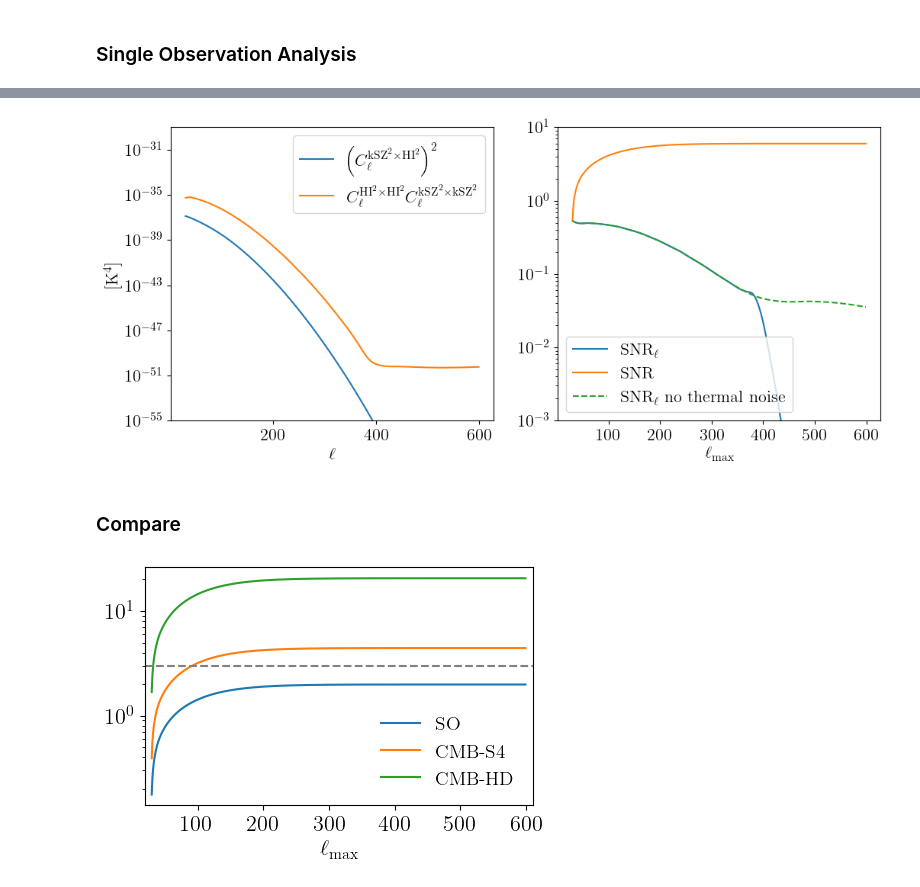
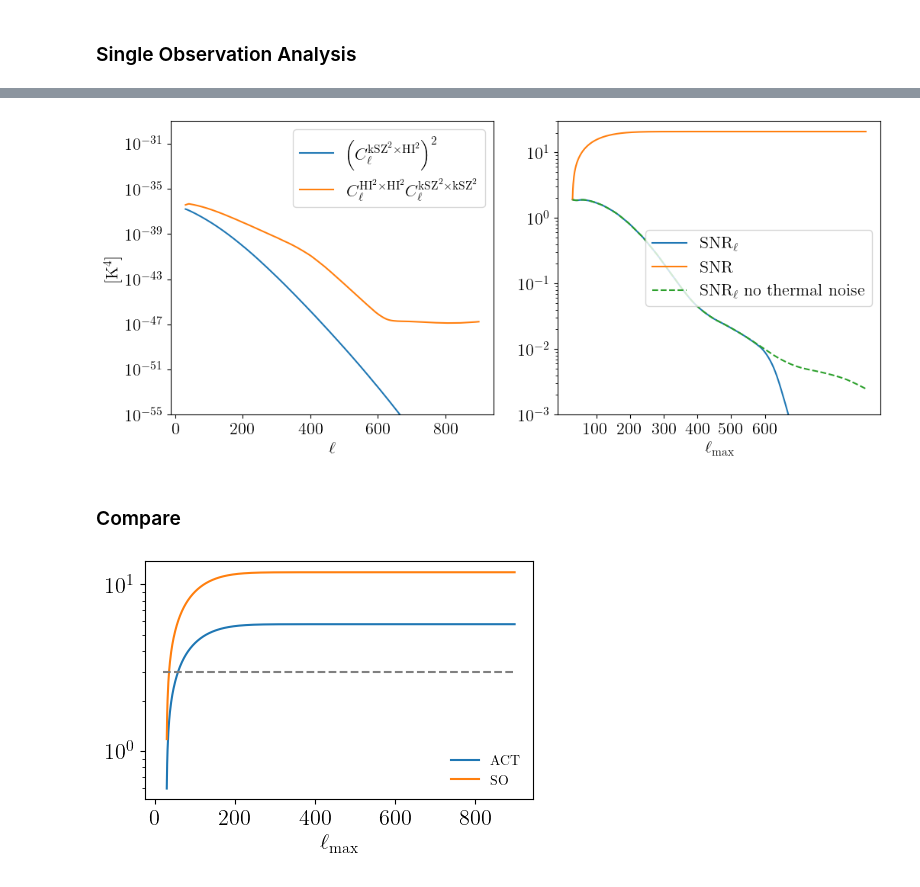
Before and after one commit to Einste11N/SquareField_CrossCorrelation, a Jupyter notebook: Inspection.ipynb, the cells around one changed output, grey strips where cells are left out. Drawn from its saved outputs; the diff is of its cells as text; code cells hidden in the pictures.

```diff
--- a/Inspection.ipynb
+++ b/Inspection.ipynb
@@ -52,7 +52,7 @@ redshift from 0.30 to 1.00
 Nz = 8
 zmin = 0.3
 zmax = 1.0
-zend_index = 8
+zend_index = 7
 zlist = tc.linspace(zmin, zmax, Nz)[:zend_index]
 l_list = tc.hstack([tc.linspace(30, 300, 19), tc.linspace(330, 600, 10)])
 t1_list = tc.linspace(0., tc.pi, 60)
@@ -474,15 +438,15 @@ plt.show()
 # %%
-Cl_kSZ2_HI2 = loglog_itp_n(l_list, Cl_cross, l30_600)
-Cl_HI2_auto = loglog_itp_n(l_list, Cl_HI2, l30_600)
-Cl_HI2_nonoise_auto = loglog_itp_n(l_list, Cl_HI2_nonoise, l30_600)
-Cl_kSZ2_auto = linear_itp_n(l_list_kSZ2, CL_kSZ2, l30_600)
+Cl_kSZ2_HI2 = loglog_itp_n(l_list, Cl_cross, l30_900)
+Cl_HI2_auto = loglog_itp_n(l_list, Cl_HI2, l30_900)
+Cl_HI2_nonoise_auto = loglog_itp_n(l_list, Cl_HI2_nonoise, l30_900)
+Cl_kSZ2_auto = linear_itp_n(l_list_kSZ2, CL_kSZ2, l30_900)
 
 fig = plt.figure(figsize=(5,3.09), dpi=100)
 
-plt.plot(l30_600, Cl_kSZ2_HI2**2, label = r'$\left( C_{\ell}^{{\rm kSZ}^2 \times {\rm HI}^2} \right)^2$')
-plt.plot(l30_600, Cl_HI2_nonoise_auto * Cl_kSZ2_auto, '--',
+plt.plot(l30_900, Cl_kSZ2_HI2**2, label = r'$\left( C_{\ell}^{{\rm kSZ}^2 \times {\rm HI}^2} \right)^2$')
+plt.plot(l30_900, Cl_HI2_nonoise_auto * Cl_kSZ2_auto, '--',
         label = r'$C_{\ell}^{{\rm HI}^2 \times {\rm HI}^2} \tilde{C}_{\ell}^{{\rm kSZ}^2 \times {\rm kSZ}^2}$ (no thermal noise)')
-plt.plot(l30_600, Cl_HI2_auto * Cl_kSZ2_auto,
+plt.plot(l30_900, Cl_HI2_auto * Cl_kSZ2_auto,
         label = r'$\tilde{C}_{\ell}^{{\rm HI}^2 \times {\rm HI}^2} \tilde{C}_{\ell}^{{\rm kSZ}^2 \times {\rm kSZ}^2}$')
 
 handles, labels = plt.gca().get_legend_handles_labels()
@@ -490,10 +454,10 @@ order = [0,2,1]
 plt.legend([handles[idx] for idx in order], [labels[idx] for idx in order] , fontsize=14, frameon=False)
 # plt.xscale('log')
 plt.yscale('log')
-plt.ylim([1e-90, 1e-30])
+plt.ylim([1e-80, 1e-30])
 plt.xlabel(r'$\ell$', usetex=True)
 plt.ylabel(r'Angular power [$\mathrm{K}^4$]', usetex=True)
 
-plt.savefig('Figs/comparison.pdf', bbox_inches = 'tight')
+# plt.savefig('Figs/comparison.pdf', bbox_inches = 'tight')
 plt.show()
 # %% [output]
@@ -531,8 +495,8 @@ fig = plt.figure(figsize=(12,5))
 
 ####################################################################
 plt.subplot(1,2,1)
-plt.plot(l30_600, Cl_kSZ2_HI2**2, label = r'$\left( C_{\ell}^{{\rm kSZ}^2 \times {\rm HI}^2} \right)^2$')
-plt.plot(l30_600, Cl_HI2_auto * Cl_kSZ2_auto, label = r'$C_{\ell}^{{\rm HI}^2 \times {\rm HI}^2} C_{\ell}^{{\rm kSZ}^2 \times {\rm kSZ}^2}$')
+plt.plot(l30_900, Cl_kSZ2_HI2**2, label = r'$\left( C_{\ell}^{{\rm kSZ}^2 \times {\rm HI}^2} \right)^2$')
+plt.plot(l30_900, Cl_HI2_auto * Cl_kSZ2_auto, label = r'$C_{\ell}^{{\rm HI}^2 \times {\rm HI}^2} C_{\ell}^{{\rm kSZ}^2 \times {\rm kSZ}^2}$')
 plt.legend()
 # plt.xscale('log')
 plt.yscale('log')
@@ -542,13 +506,13 @@ plt.ylabel(r'[$\mathrm{K}^4$]', usetex=True)
 
 ####################################################################
 plt.subplot(1,2,2)
-plt.plot(l30_600, np.sqrt(SNR), label = r'$\mathrm{SNR}_{\ell}$')
-plt.plot(l30_600, np.sqrt(SNR_cs), label = r'$\mathrm{SNR}$')
-plt.plot(l30_600, np.sqrt(SNR_nonoise), '--', label = r'$\mathrm{SNR}_{\ell}$ no thermal noise')
+plt.plot(l30_900, np.sqrt(SNR), label = r'$\mathrm{SNR}_{\ell}$')
+plt.plot(l30_900, np.sqrt(SNR_cs), label = r'$\mathrm{SNR}$')
+plt.plot(l30_900, np.sqrt(SNR_nonoise), '--', label = r'$\mathrm{SNR}_{\ell}$ no thermal noise')
 plt.legend()
 plt.yscale('log')
 # plt.yticks([0.3,1,3,6], [0.3,1.0,3.0,6.0])
-plt.ylim([1e-3, 10])
+plt.ylim([1e-3, 30])
 plt.xticks([100, 200, 300, 400, 500, 600], [100, 200, 300, 400, 500, 600])
 plt.xlabel(r'$\ell_{\mathrm{max}}$', usetex=True)
 
@@ -556,7 +520,7 @@ plt.xlabel(r'$\ell_{\mathrm{max}}$', usetex=True)
 # plt.savefig('Figs/SNR2.pdf', bbox_inches = 'tight')
 plt.show()
 # %% [output]
-[figure, old version]
+[figure, new version]
 # %% [markdown]
 ### Compare
 # %%
@@ -628,20 +588,20 @@ Cl_kSZ2_HI2_list  = [Cl_kSZ2_HI2_SO,  Cl_kSZ2_HI2_S4, Cl_kSZ2_HI2_HD]
 # %%
 fsky = 8000. / 40000.
-l30_600 = tc.arange(30, 600)
+l30_900 = tc.arange(30, 900)
 
 SNR_list = []
 SNR_nonoise_list = []
 SNR_cs_list = []
 
-for i in range(3):
+for i in range(2):
     Cl_kSZ2_auto = Cl_kSZ2_auto_list[i]
     Cl_kSZ2_HI2  = Cl_kSZ2_HI2_list[i]
 
     SNR_coarse = fsky * (2 * l_list + 1) * Cl_kSZ2_HI2**2 / (Cl_kSZ2_HI2**2 + Cl_HI2_auto * Cl_kSZ2_auto)
     SNR_coarse_nonoise = fsky * (2 * l_list + 1) * Cl_kSZ2_HI2**2 / (Cl_kSZ2_HI2**2 + Cl_HI2_nonoise_auto * Cl_kSZ2_auto)
 
-    SNR = tc.tensor(loglog_itp_n(l_list, SNR_coarse, l30_600))
-    SNR_nonoise = tc.tensor(loglog_itp_n(l_list, SNR_coarse_nonoise, l30_600))
+    SNR = tc.tensor(loglog_itp_n(l_list, SNR_coarse, l30_900))
+    SNR_nonoise = tc.tensor(loglog_itp_n(l_list, SNR_coarse_nonoise, l30_900))
     SNR_cs = tc.cumsum(SNR, dim=0)
 
     SNR_list.append(SNR)
@@ -650,28 +610,26 @@ for i in range(3):
 # %%
 fig = plt.figure(figsize=(5,3.09), dpi=100)
 
-plt.plot(l30_600, np.sqrt(SNR_cs_list[0]), label = r'SO')
-plt.plot(l30_600, np.sqrt(SNR_cs_list[1]), label = r'CMB-S4')
-plt.plot(l30_600, np.sqrt(SNR_cs_list[2]), label = r'CMB-HD')
-# plt.plot(l30_600, np.sqrt(SNR_nonoise_list[0]), '--', label = r'$\mathrm{SNR}_{\ell}$ no thermal noise ACT')
-# plt.plot(l30_600, np.sqrt(SNR_list[0]), label = r'$\mathrm{SNR}_{\ell}$ ACT')
-plt.legend(fontsize=14, frameon=False)
+plt.plot(l30_900, np.sqrt(SNR_cs_list[0]), label = r'ACT')
+plt.plot(l30_900, np.sqrt(SNR_cs_list[1]), label = r'SO')
+
+plt.legend(fontsize=10, frameon=False)
 
 # handles, labels = plt.gca().get_legend_handles_labels()
 # order = [0,2,1]
 # plt.legend([handles[idx] for idx in order], [labels[idx] for idx in order] , fontsize=14, frameon=False, bbox_to_anchor=(0.3,0.65))
 
 # plt.xscale('log')
 plt.yscale('log')
 # plt.yticks([0.3,1,3,6], [0.3,1.0,3.0,6.0])
 # plt.ylim([1e-2, 1e2])
-plt.hlines(3, 20, 700, colors='grey', linestyles='dashed')
-plt.xlim([20,610])
-plt.xticks([100, 200, 300, 400, 500, 600], [100, 200, 300, 400, 500, 600])
+plt.hlines(3, 20, 900, colors='grey', linestyles='dashed')
+# plt.xlim([20,610])
+# plt.xticks([100, 200, 300, 400, 500, 600], [100, 200, 300, 400, 500, 600])
 
 plt.xlabel(r'$\ell_{\mathrm{max}}$', usetex=True)
 
 plt.savefig('Figs/SNR_more.pdf', bbox_inches = 'tight')
 plt.show()
 # %% [output]
-[figure, old version]
+[figure, new version]
```
Also changed, not shown: parts of 20 cells of this notebook, 39 other files.
